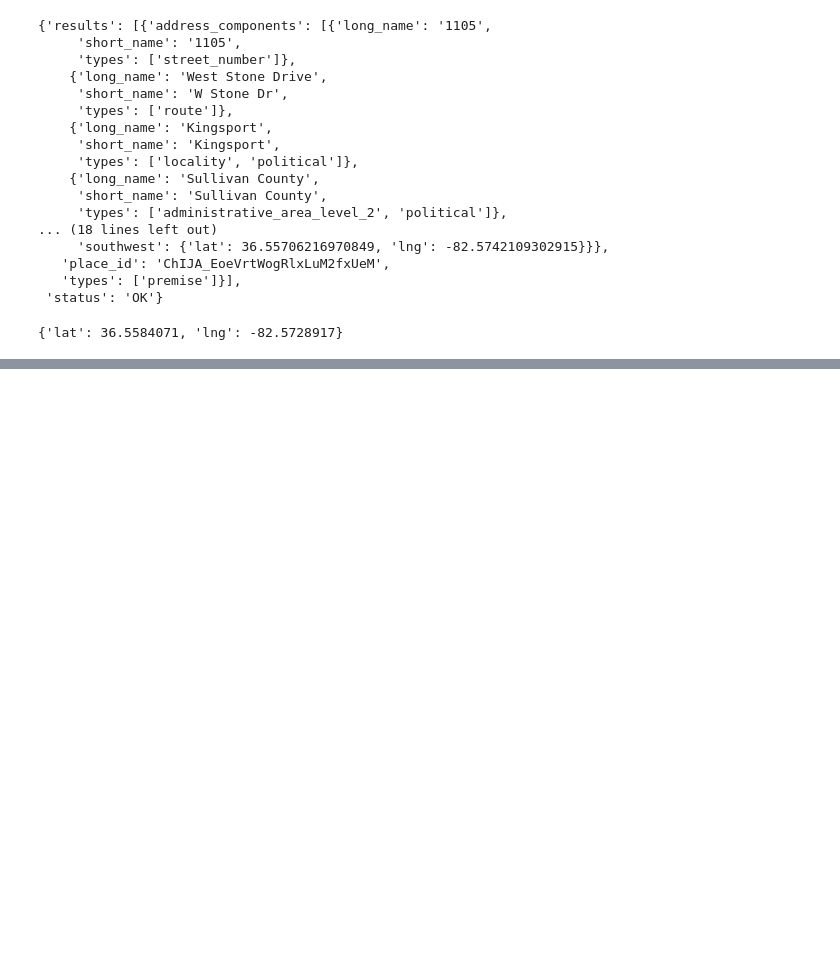
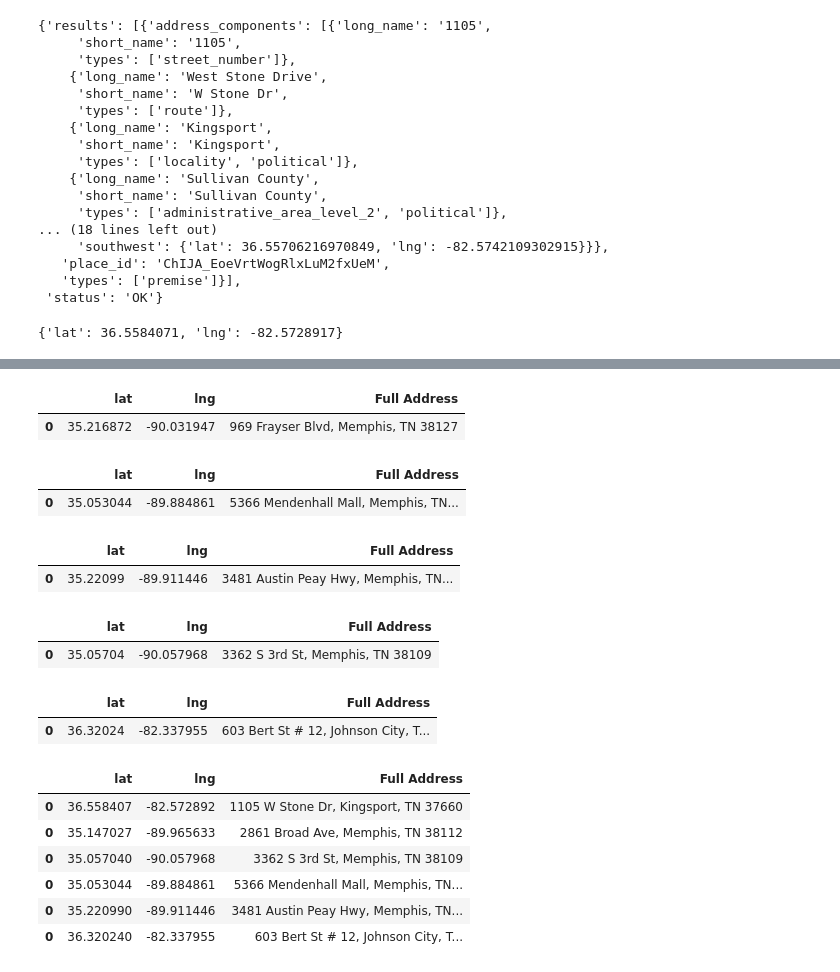
Before and after one commit to abcarlisle22/smile-on-lava-girl, a Jupyter notebook: smile_maps_api_connect.ipynb, the cells around one changed output, grey strips where cells are left out. Saved outputs shown, nothing was run; the diff lists cells and outputs as text; code cells hidden in the pictures; blank space fills up the shorter version.

```diff
--- a/smile_maps_api_connect.ipynb
+++ b/smile_maps_api_connect.ipynb
@@ -57,3 +72,74 @@ app_miles2
+# %%
+params = {'address' : '969 Frayser Blvd, Memphis, TN 38127'.replace(' ','+'),
+         'key' : api_key}
+resp = requests.get(endpoint, params = params)
+result = resp.json()
+cchsf = result['results'][0]['geometry']['location']
+cchsf = pd.DataFrame(cchsf, index=[0])
+cchsf['Full Address'] = '969 Frayser Blvd, Memphis, TN 38127'
+cchsf
+# %% [output]
+|  | lat | lng | Full Address |
+| 0 | 35.216872 | -90.031947 | 969 Frayser Blvd, Memphis, TN 38127 |
+# %%
+params = {'address' : '5366 Mendenhall Mall, Memphis, TN 38115'.replace(' ','+'),
+         'key' : api_key}
+resp = requests.get(endpoint, params = params)
+result = resp.json()
+cchsh = result['results'][0]['geometry']['location']
+cchsh = pd.DataFrame(cchsh, index=[0])
+cchsh['Full Address'] = '5366 Mendenhall Mall, Memphis, TN 38115'
+cchsh
+# %% [output]
+|  | lat | lng | Full Address |
+| 0 | 35.053044 | -89.884861 | 5366 Mendenhall Mall, Memphis, TN... |
+# %%
+params = {'address' : '3481 Austin Peay Hwy, Memphis, TN 38128'.replace(' ','+'),
+         'key' : api_key}
+resp = requests.get(endpoint, params = params)
+result = resp.json()
+cchsr = result['results'][0]['geometry']['location']
+cchsr = pd.DataFrame(cchsr, index=[0])
+cchsr['Full Address'] = '3481 Austin Peay Hwy, Memphis, TN 38128'
+cchsr
+# %% [output]
+|  | lat | lng | Full Address |
+| 0 | 35.22099 | -89.911446 | 3481 Austin Peay Hwy, Memphis, TN... |
+# %%
+params = {'address' : '3362 S 3rd St, Memphis, TN 38109'.replace(' ','+'),
+         'key' : api_key}
+resp = requests.get(endpoint, params = params)
+result = resp.json()
+cchst = result['results'][0]['geometry']['location']
+cchst = pd.DataFrame(cchst, index=[0])
+cchst['Full Address'] = '3362 S 3rd St, Memphis, TN 38109'
+cchst
+# %% [output]
+|  | lat | lng | Full Address |
+| 0 | 35.05704 | -90.057968 | 3362 S 3rd St, Memphis, TN 38109 |
+# %%
+params = {'address' : '603 Bert St # 12, Johnson City, TN 37601'.replace(' ','+'),
+         'key' : api_key}
+resp = requests.get(endpoint, params = params)
+result = resp.json()
+ksdc = result['results'][0]['geometry']['location']
+ksdc = pd.DataFrame(ksdc, index=[0])
+ksdc['Full Address'] = '603 Bert St # 12, Johnson City, TN 37601'
+ksdc
+# %% [output]
+|  | lat | lng | Full Address |
+| 0 | 36.32024 | -82.337955 | 603 Bert St # 12, Johnson City, T... |
+# %%
+first_five = pd.concat([app_miles2, cchs,cchst,cchsh,cchsr,ksdc])
+first_five
+# %% [output]
+|  | lat | lng | Full Address |
+| 0 | 36.558407 | -82.572892 | 1105 W Stone Dr, Kingsport, TN 37660 |
+| 0 | 35.147027 | -89.965633 | 2861 Broad Ave, Memphis, TN 38112 |
+| 0 | 35.057040 | -90.057968 | 3362 S 3rd St, Memphis, TN 38109 |
+| 0 | 35.053044 | -89.884861 | 5366 Mendenhall Mall, Memphis, TN... |
+| 0 | 35.220990 | -89.911446 | 3481 Austin Peay Hwy, Memphis, TN... |
+| 0 | 36.320240 | -82.337955 | 603 Bert St # 12, Johnson City, T... |
 # %%
 clinic_locat = pd.read_csv('data/clinic_restoration_tofxn.csv')
 clinic_locat
```
Also changed, not shown: parts of 15 cells of this notebook.
